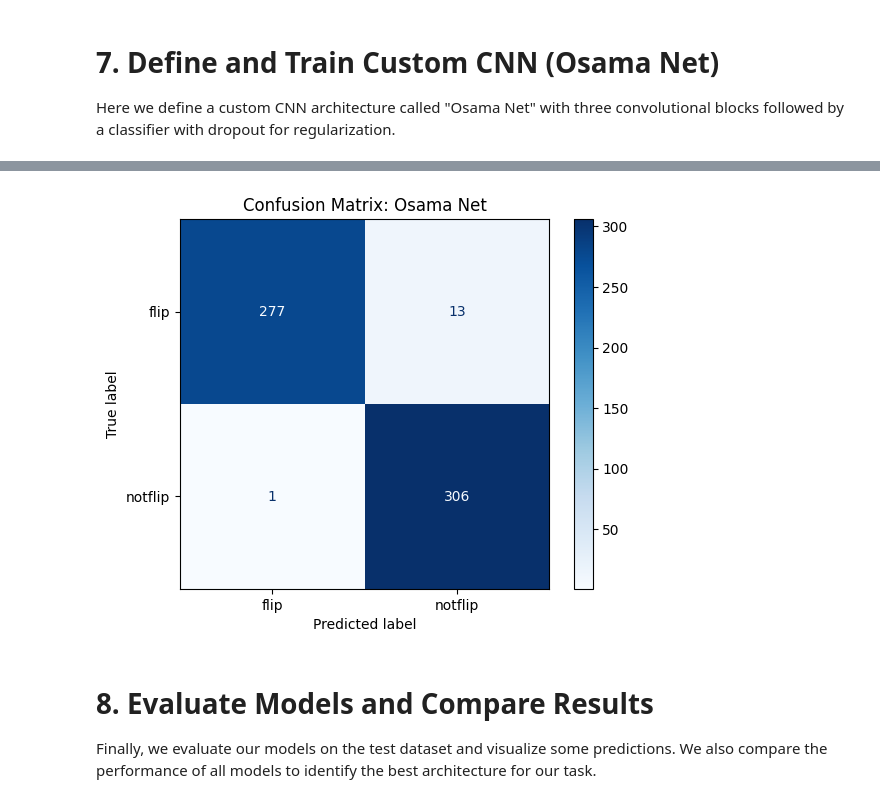
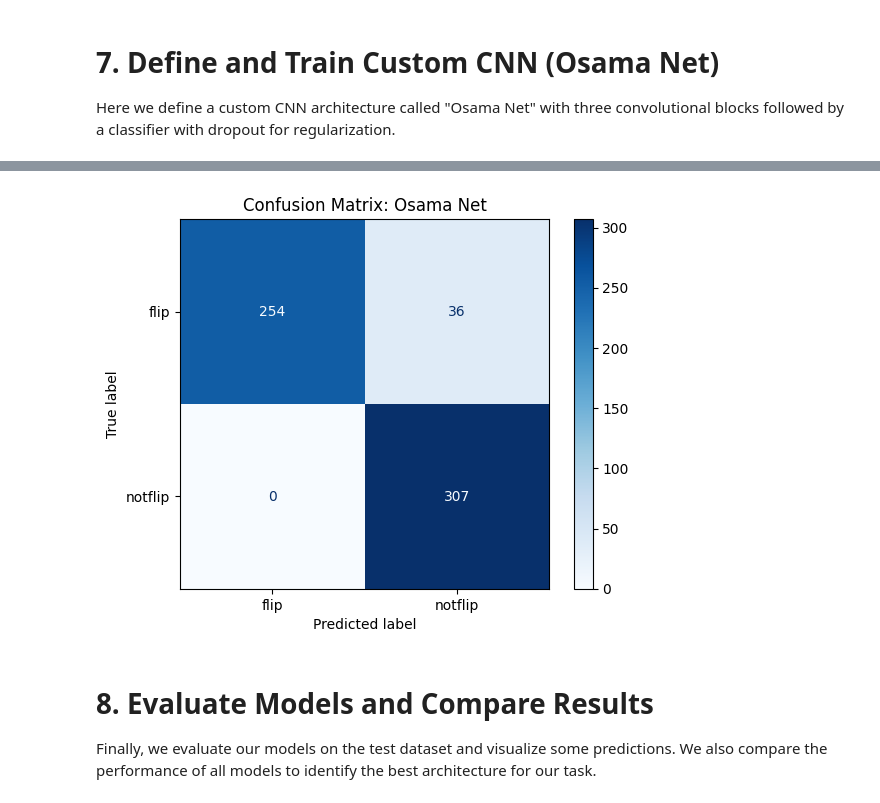
Before and after one commit to osamaizhar/Mon-Reader, a Jupyter notebook: model_testing.ipynb, the cells around one changed output, grey strips where cells are left out. Cells and saved outputs as stored; diff of their text form; code cells hidden in the pictures.

```diff
--- a/model_testing.ipynb
+++ b/model_testing.ipynb
@@ -376,7 +345,7 @@ osama_net = train_or_load_model(
     aug_train_loader,
     test_loader,
     device,
-    epochs=20,
+    epochs=10,
     optimizer_cls=Lion,
 )
 osama_acc = evaluate_model(osama_net, test_loader, device, class_names, "Osama Net")
@@ -401,4 +366,4 @@ Osama Net Test Accuracy: 0.9765
-[figure, old version]
+[figure, new version]
 # %% [markdown]
 # 8. Evaluate Models and Compare Results
 
```
Also changed, not shown: parts of 7 cells of this notebook, 1 other file.
